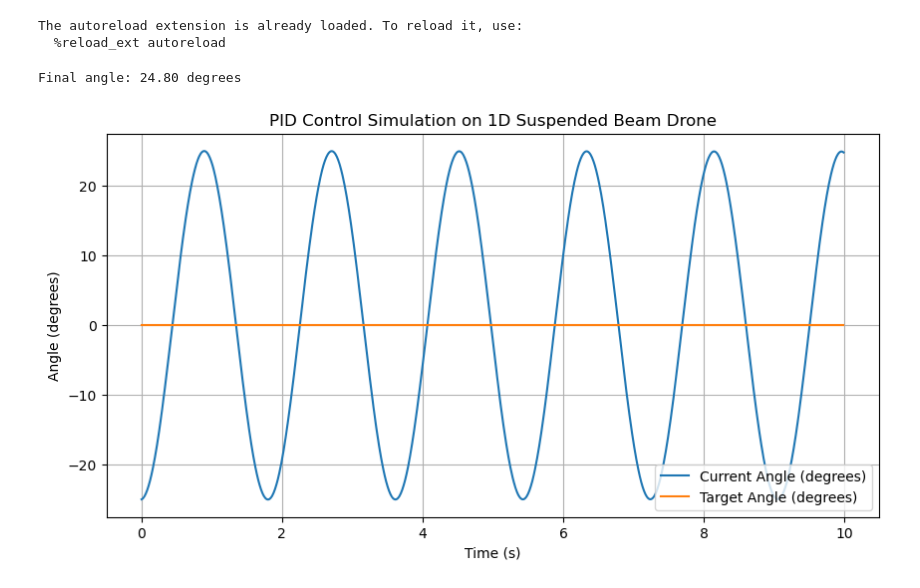
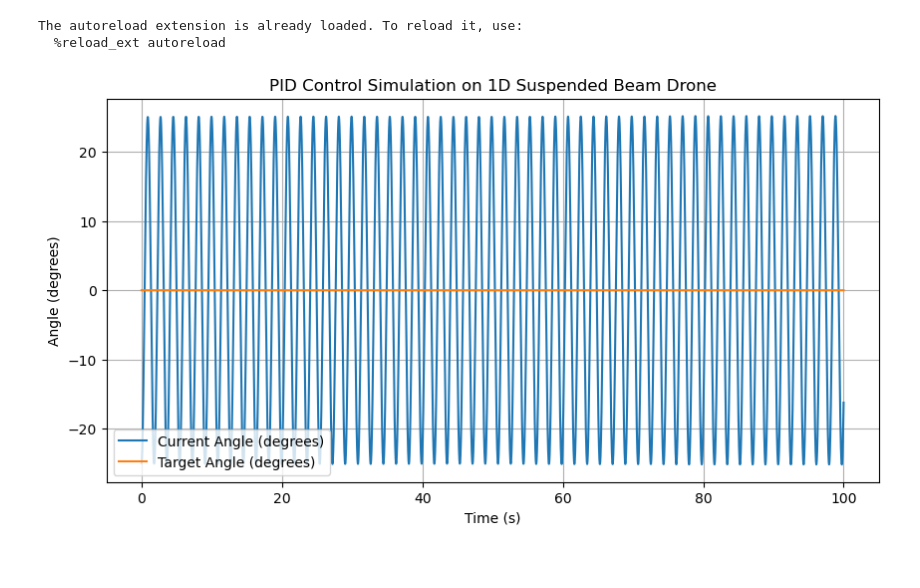
Before and after one commit to theridwanade/robotics-flight-lab, a Jupyter notebook: simulations/1d_suspended_beam_drone/notebooks/ziegler_nichols_pid_tunner.ipynb, the cells around one changed output. Saved outputs shown, nothing was run; the diff lists cells and outputs as text; code cells hidden in the pictures.

```diff
--- a/simulations/1d_suspended_beam_drone/notebooks/ziegler_nichols_pid_tunner.ipynb
+++ b/simulations/1d_suspended_beam_drone/notebooks/ziegler_nichols_pid_tunner.ipynb
@@ -23,56 +23,65 @@ drone_config = DualRotorBeamDroneConfig(
 )
 drone = DualRotorBeamDroneModel(config=drone_config)
 # %%
-target_angle_history = []
-current_angle_history = []
-time_history = []
 target = 0.0
 current_angle = -25.0
 angular_velocity = 0.0
 
-time = 10.0
+time = 100.0
 dt = 0.01
 total_steps = int(time / dt)
 
 kp = 0.15
 ki = 0.0
 kd = 0.0
-pid = PIDController(kp=kp, ki=ki, kd=kd, dt=dt, max_integral_error=10.0)
-pid.reset()
 
-for step in range(total_steps):
-    current_time = step * dt
+def run_simulation(kp, ki, kd):
+    pid = PIDController(kp=kp, ki=ki, kd=kd, dt=dt, max_integral_error=10.0)
+    pid.reset()
 
-    current_angle = drone.get_current_angle(current_angle)
+    current_angle = -25.0
+    angular_velocity = 0.0
 
-    pid_output = pid.compute(target, current_angle)
+    target_angle_history = []
+    current_angle_history = []
+    time_history = []
 
-    next_angle, next_angular_velocity, angular_acc, control = drone.step(
-        angle=current_angle,
-        angular_velocity=angular_velocity,
-        pid_output=pid_output,
-        dt=dt
-    )
+    for step in range(total_steps):
+        current_time = step * dt
 
-    angular_velocity = next_angular_velocity
-    current_angle = next_angle
+        current_angle = drone.get_current_angle(current_angle)
 
-    target_angle_history.append(target)
-    current_angle_history.append(current_angle)
-    time_history.append(current_time)
+        pid_output = pid.compute(target, current_angle)
 
-print(f"Final angle: {current_angle:.2f} degrees")
+        next_angle, next_angular_velocity, angular_acc, control = drone.step(
+            angle=current_angle,
+            angular_velocity=angular_velocity,
+            pid_output=pid_output,
+            dt=dt
+        )
+
+        angular_velocity = next_angular_velocity
+        current_angle = next_angle
+
+        target_angle_history.append(target)
+        current_angle_history.append(current_angle)
+        time_history.append(current_time)
+
+    return time_history, target_angle_history, current_angle_history
+
+time_history, target_angle_history, current_angle_history = run_simulation(kp, ki, kd)
-# %% [output]
-Final angle: 24.80 degrees
 # %%
-plt.figure(figsize=(10, 5))
-plt.plot(time_history, current_angle_history, label='Current Angle (degrees)')
-plt.plot(time_history, target_angle_history, label='Target Angle (degrees)')
-plt.xlabel('Time (s)')
-plt.ylabel('Angle (degrees)')
-plt.title('PID Control Simulation on 1D Suspended Beam Drone')
-plt.legend()
-plt.grid(True)
-plt.show()
+def plot_results(time_history, target_angle_history, current_angle_history):
+    plt.figure(figsize=(10, 5))
+    plt.plot(time_history, current_angle_history, label='Current Angle (degrees)')
+    plt.plot(time_history, target_angle_history, label='Target Angle (degrees)')
+    plt.xlabel('Time (s)')
+    plt.ylabel('Angle (degrees)')
+    plt.title('PID Control Simulation on 1D Suspended Beam Drone')
+    plt.legend()
+    plt.grid(True)
+    plt.show()
+
+plot_results(time_history, target_angle_history, current_angle_history)
 # %% [output]
-[figure, old version]
+[figure, new version]
```
Also changed, not shown: parts of 5 cells of this notebook.
